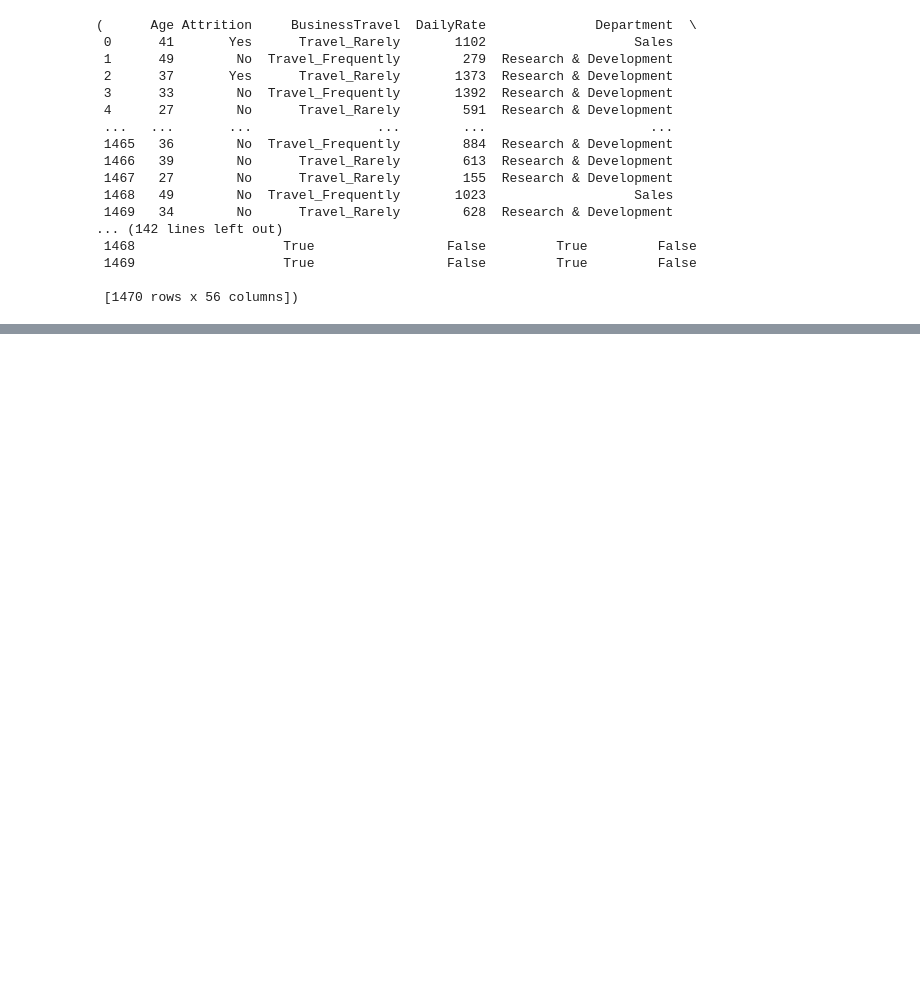
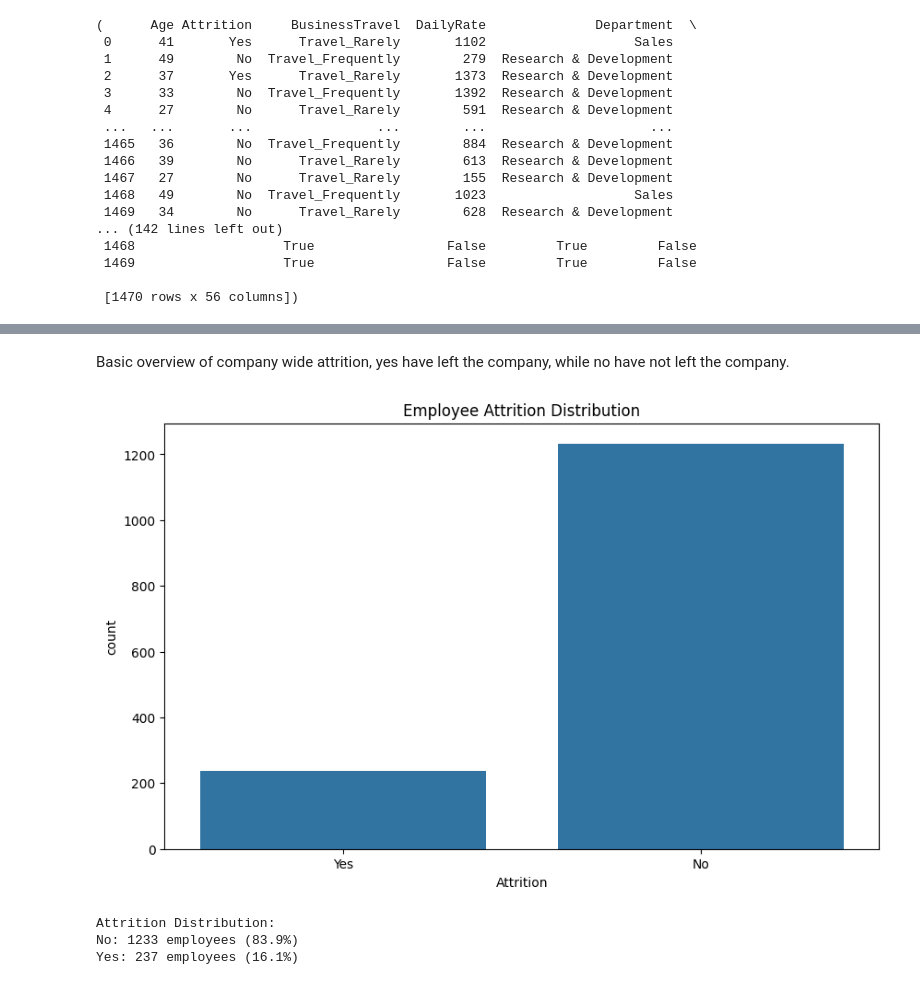
Before and after one commit to ablank74/Capstone-Project, a Jupyter notebook: notebooks/Case Study 1.ipynb, the cells around one changed output, grey strips where cells are left out. Cells and saved outputs as stored; diff of their text form; code cells hidden in the pictures; blank space fills up the shorter version.

```diff
--- a/notebooks/Case Study 1.ipynb
+++ b/notebooks/Case Study 1.ipynb
@@ -920,0 +85,21 @@ Sales                      90  0.51
+# %% [markdown]
+Basic overview of company wide attrition, yes have left the company, while no have not left the company.
+# %%
+# Cell 1: Basic Attrition Distribution
+# Visualize overall attrition distribution
+attrition_dist = df['Attrition'].value_counts()
+attrition_pct = df['Attrition'].value_counts(normalize=True) * 100
+
+plt.figure(figsize=(10, 6))
+sns.countplot(data=df, x='Attrition')
+plt.title('Employee Attrition Distribution')
+plt.show()
+
+print("\nAttrition Distribution:")
+for label, count, percentage in zip(attrition_dist.index, attrition_dist.values, attrition_pct.values):
+    print(f"{label}: {count} employees ({percentage:.1f}%)")
+# %% [output]
+[figure, added]
+Attrition Distribution:
+No: 1233 employees (83.9%)
+Yes: 237 employees (16.1%)
```
Also changed, not shown: parts of 62 cells of this notebook.
